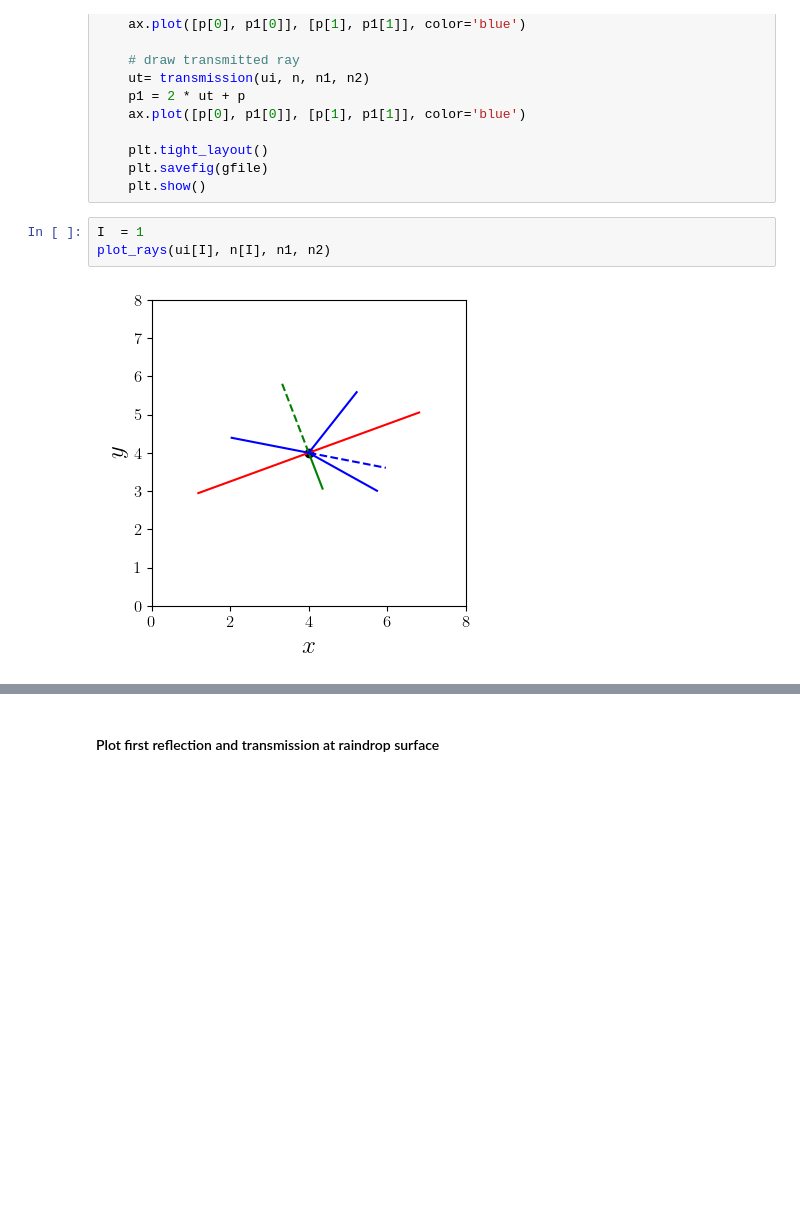
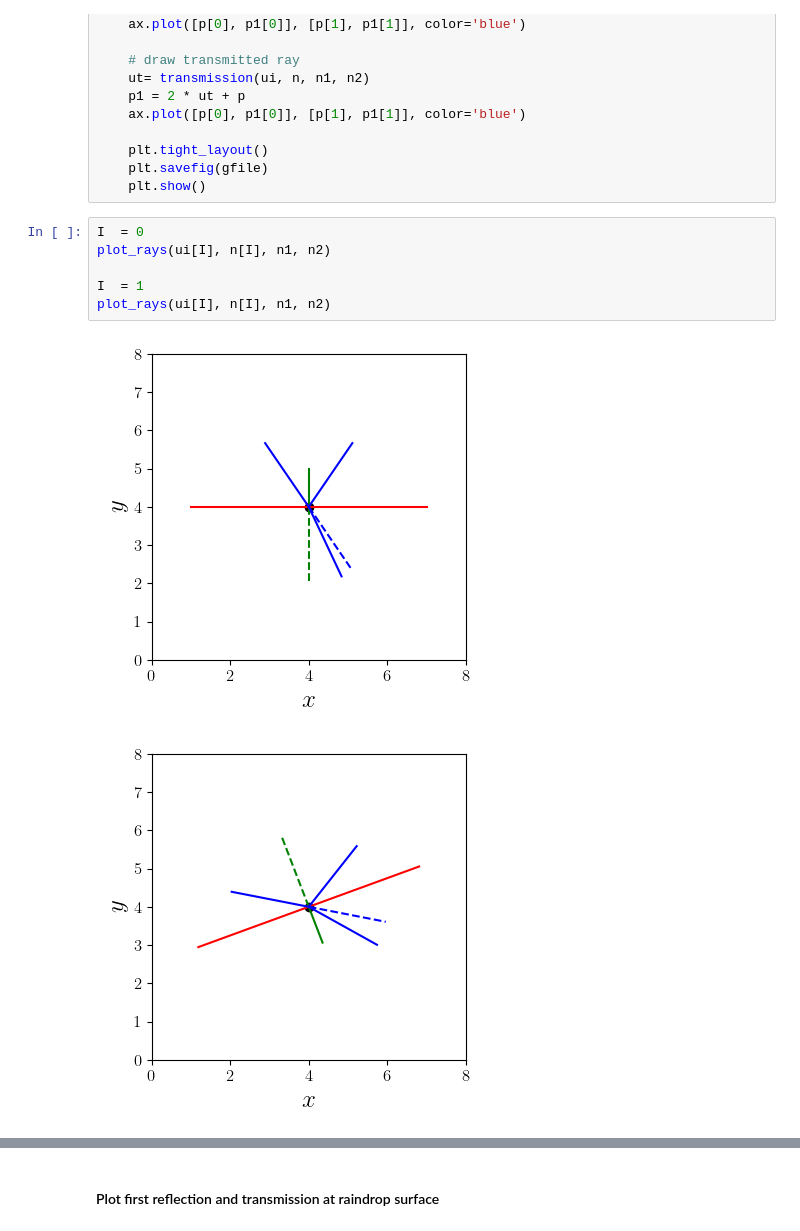
Before and after one commit to hbprosper/CompPhysLab, a Jupyter notebook: exercises/05_rainbows/01_rainbows.ipynb, the cells around one changed output, grey strips where cells are left out. Cells and saved outputs as stored; diff of their text form; blank space fills up the shorter version.

```diff
--- a/exercises/05_rainbows/01_rainbows.ipynb
+++ b/exercises/05_rainbows/01_rainbows.ipynb
@@ -242,10 +243,14 @@ def plot_rays(ui, n, n1, n2,
     plt.savefig(gfile)
     plt.show()
 # %%
+I  = 0
+plot_rays(ui[I], n[I], n1, n2)
+
 I  = 1
 plot_rays(ui[I], n[I], n1, n2)
 # %% [output]
-[figure, old version]
+[figure, new version]
+[figure, added]
 # %% [markdown]
 ### The Ray Optics of a Raindrop
 
```
Also changed, not shown: parts of 3 cells of this notebook, 1 other file.
